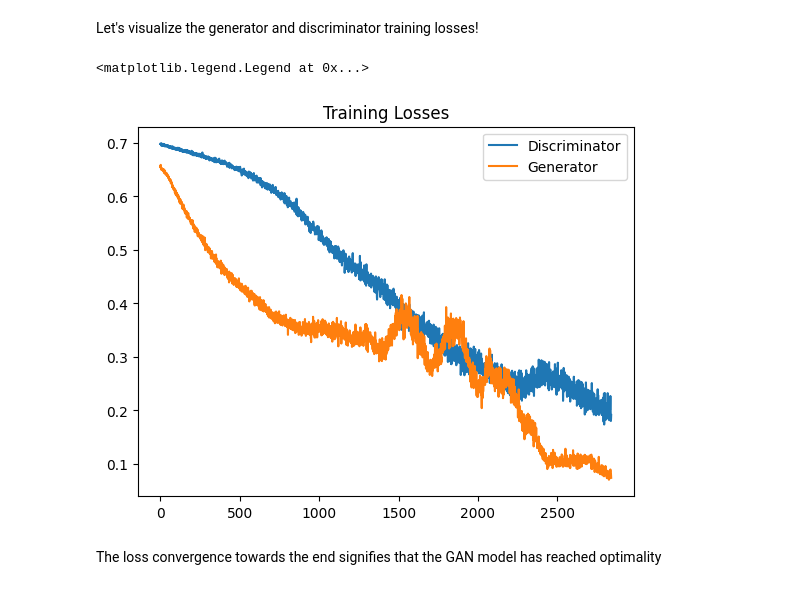
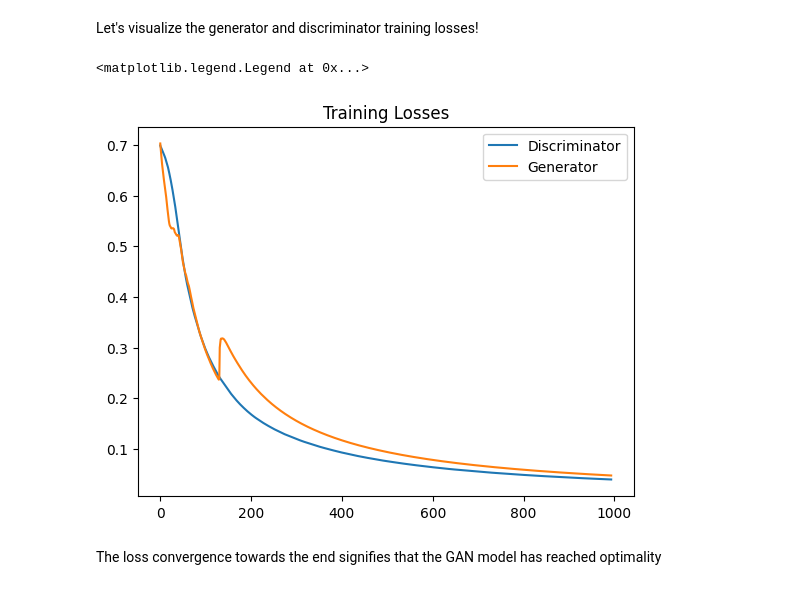
Before and after one commit to TAMIDSpiyalong/Advanced-Concepts-in-Machine-Learning-for-Energy, a Jupyter notebook: Lecture_3d.ipynb, the cells around one changed output. Cells and saved outputs as stored; diff of their text form; code cells hidden in the pictures.

```diff
--- a/Lecture_3d.ipynb
+++ b/Lecture_3d.ipynb
@@ -366,7 +361,7 @@ The Discriminator basically outputs the score of a sample belonging to the real
 # %%
 ##### Defining the Discriminator network
 
-def get_discriminator(optimizer):
+def get_discriminator():
 
     discriminator = Sequential()
 
@@ -393,7 +388,7 @@ def get_discriminator(optimizer):
     discriminator.add(Dense(1))
     discriminator.add(Activation('sigmoid'))
 
-    discriminator.compile(loss='binary_crossentropy', optimizer=optimizer)
+    # discriminator.compile(loss='binary_crossentropy', optimizer=optimizer)
 
     return discriminator
 # %% [markdown]
@@ -409,7 +404,7 @@ def get_gan_network(discriminator, generator, optimizer,input_dim=115):
     gan_output = discriminator(x)
 
     gan = Model(inputs=gan_input, outputs=gan_output)
-    gan.compile(loss='binary_crossentropy', optimizer=optimizer)
+    # gan.compile(loss='binary_crossentropy', optimizer=optimizer)
 
     return gan
 # %% [markdown]
@@ -419,9 +414,9 @@ Training a GAN can be quite tricky and time consuming. Refer to this <a href="ht
 # %%
 learning_rate = 0.001
 batch_size = 512
-epochs = 20
-sgd=tf.keras.optimizers.legacy.SGD(learning_rate=learning_rate)
-adam = tf.keras.optimizers.legacy.Adagrad(learning_rate = learning_rate)
+epochs = 7
+sgd=tf.keras.optimizers.SGD(learning_rate=learning_rate)
+adam = tf.keras.optimizers.Adagrad(learning_rate = learning_rate)
 # %% [markdown]
 ### 2.5 Training the Model
 # %% [markdown]
@@ -453,11 +448,17 @@ pbar = tqdm(total=epochs * batch_count)
 gan_loss = []
 discriminator_loss = []
 
+from tensorflow.keras.optimizers import Adam, SGD
+disc_opt = Adam(learning_rate=2e-4, beta_1=0.5, beta_2=0.999)
+comb_opt = Adam(learning_rate=2e-4, beta_1=0.5, beta_2=0.999)
+
+
 #Inititalizing the network
-generator = get_generator(adam)
-discriminator = get_discriminator(adam)
+generator = get_generator()
+discriminator = get_discriminator()
+discriminator.compile(optimizer=disc_opt, loss='binary_crossentropy', metrics=['accuracy'])
 gan = get_gan_network(discriminator, generator, adam,input_dim=118)
-
+gan.compile(optimizer=comb_opt, loss='binary_crossentropy')
 
 for epoch in range(epochs):
     for index in range(batch_count):
@@ -489,5 +490,5 @@ for epoch in range(epochs):
         discriminator_loss.append(d_loss)
         gan_loss.append(g_loss)
 
-    print("Epoch %d Batch %d/%d [D loss: %f] [G loss:%f]" % (epoch,index,batch_count, d_loss, g_loss))
+    print("Epoch %d Batch %d/%d [D loss: %f] [G loss:%f]" % (epoch,index,batch_count, d_loss[0], g_loss))
 # %% [output]
@@ -526,13 +517,13 @@ batch_count
 Let's visualize the generator and discriminator training losses!
 # %%
 fig, ax = plt.subplots()
-plt.plot(discriminator_loss, label='Discriminator')
+plt.plot(np.array(discriminator_loss)[:,0], label='Discriminator')
 plt.plot(gan_loss, label='Generator')
 plt.title("Training Losses")
 plt.legend()
 # %% [output]
 <matplotlib.legend.Legend at 0x...>
-[figure, old version]
+[figure, new version]
 # %% [markdown]
 The loss convergence towards the end signifies that the GAN model has reached optimality
 # %% [markdown]
```
Also changed, not shown: parts of 21 cells of this notebook.
